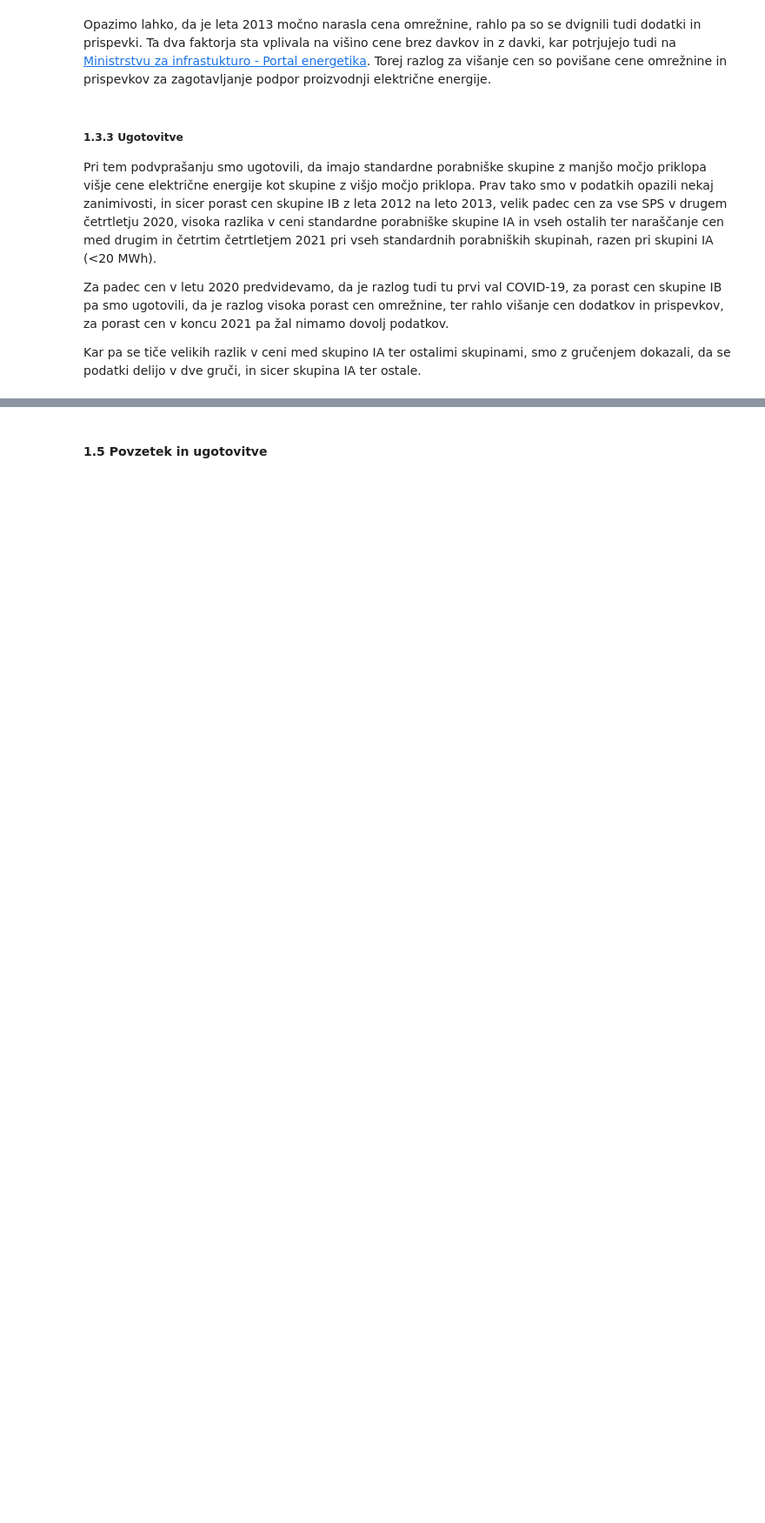
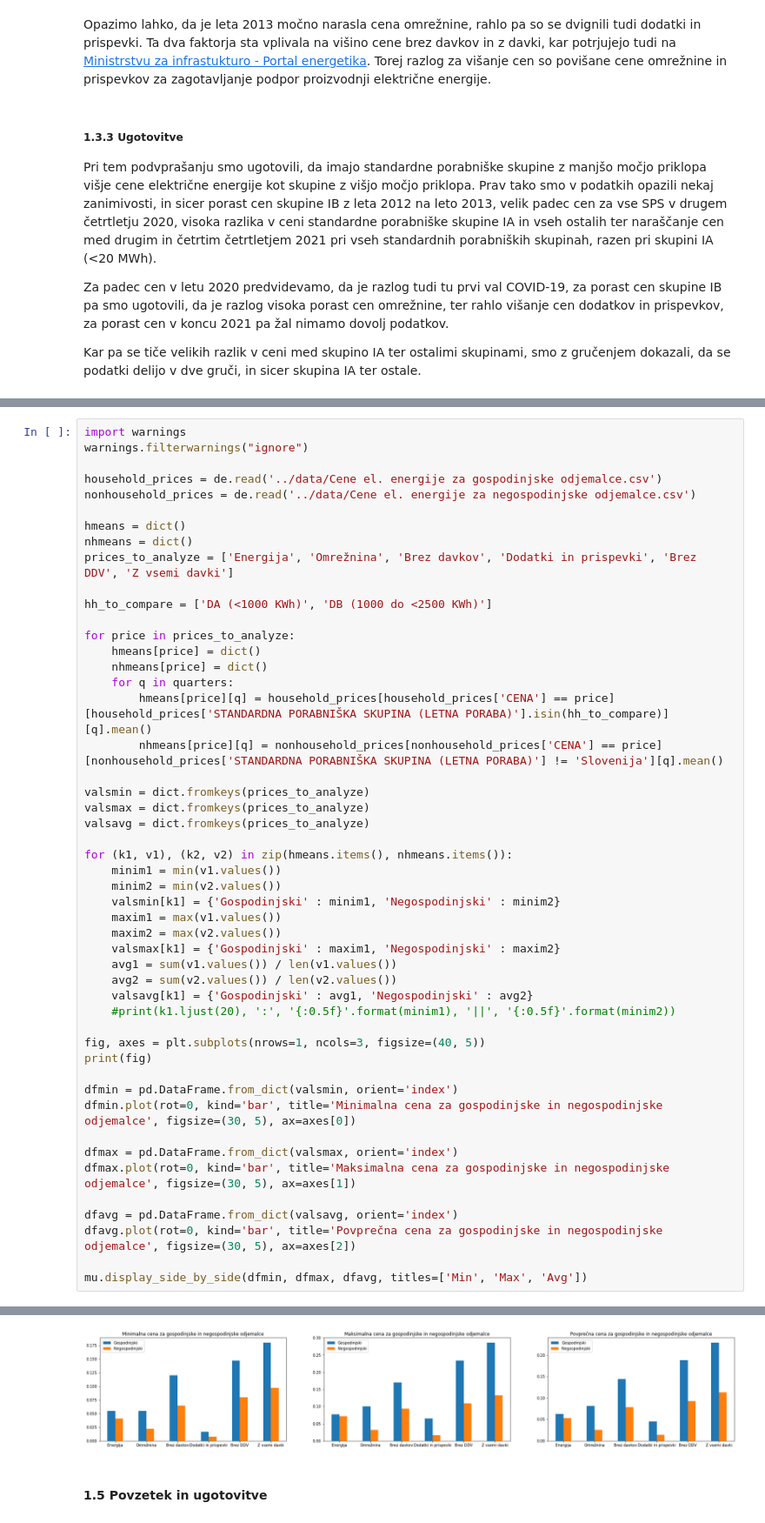
Before and after one commit to cugalord/PR21_NVZ-LS-BK-NZ, a Jupyter notebook: src/price_comparison.ipynb, the cells around one changed output, grey strips where cells are left out. Shown at 87% size. Drawn from its saved outputs; the diff is of its cells as text; blank space fills up the shorter version.

```diff
--- a/src/price_comparison.ipynb
+++ b/src/price_comparison.ipynb
@@ -378,0 +386,50 @@ Kar pa se tiče velikih razlik v ceni med skupino IA ter ostalimi skupinami, smo
+# %%
+import warnings
+warnings.filterwarnings("ignore")
+
+household_prices = de.read('../data/Cene el. energije za gospodinjske odjemalce.csv')
+nonhousehold_prices = de.read('../data/Cene el. energije za negospodinjske odjemalce.csv')
+
+hmeans = dict()
+nhmeans = dict()
+prices_to_analyze = ['Energija', 'Omrežnina', 'Brez davkov', 'Dodatki in prispevki', 'Brez DDV', 'Z vsemi davki']
+
+hh_to_compare = ['DA (<1000 KWh)', 'DB (1000 do <2500 KWh)']
+
+for price in prices_to_analyze:
+    hmeans[price] = dict()
+    nhmeans[price] = dict()
+    for q in quarters:
+        hmeans[price][q] = household_prices[household_prices['CENA'] == price][household_prices['STANDARDNA PORABNIŠKA SKUPINA (LETNA PORABA)'].isin(hh_to_compare)][q].mean()
+        nhmeans[price][q] = nonhousehold_prices[nonhousehold_prices['CENA'] == price][nonhousehold_prices['STANDARDNA PORABNIŠKA SKUPINA (LETNA PORABA)'] != 'Slovenija'][q].mean()
+
+valsmin = dict.fromkeys(prices_to_analyze)
+valsmax = dict.fromkeys(prices_to_analyze)
+valsavg = dict.fromkeys(prices_to_analyze)
+
+for (k1, v1), (k2, v2) in zip(hmeans.items(), nhmeans.items()):
+    minim1 = min(v1.values())
+    minim2 = min(v2.values())
+    valsmin[k1] = {'Gospodinjski' : minim1, 'Negospodinjski' : minim2}
+    maxim1 = max(v1.values())
+    maxim2 = max(v2.values())
+    valsmax[k1] = {'Gospodinjski' : maxim1, 'Negospodinjski' : maxim2}
+    avg1 = sum(v1.values()) / len(v1.values())
+    avg2 = sum(v2.values()) / len(v2.values())
+    valsavg[k1] = {'Gospodinjski' : avg1, 'Negospodinjski' : avg2}
+    #print(k1.ljust(20), ':', '{:0.5f}'.format(minim1), '||', '{:0.5f}'.format(minim2))
+
+fig, axes = plt.subplots(nrows=1, ncols=3, figsize=(40, 5))
+print(fig)
+
+dfmin = pd.DataFrame.from_dict(valsmin, orient='index')
+dfmin.plot(rot=0, kind='bar', title='Minimalna cena za gospodinjske in negospodinjske odjemalce', figsize=(30, 5), ax=axes[0])
+
+dfmax = pd.DataFrame.from_dict(valsmax, orient='index')
+dfmax.plot(rot=0, kind='bar', title='Maksimalna cena za gospodinjske in negospodinjske odjemalce', figsize=(30, 5), ax=axes[1])
+
+dfavg = pd.DataFrame.from_dict(valsavg, orient='index')
+dfavg.plot(rot=0, kind='bar', title='Povprečna cena za gospodinjske in negospodinjske odjemalce', figsize=(30, 5), ax=axes[2])
+
+mu.display_side_by_side(dfmin, dfmax, dfavg, titles=['Min', 'Max', 'Avg'])
+# %% [output]
@@ -379,2 +461,3 @@ Kar pa se tiče velikih razlik v ceni med skupino IA ter ostalimi skupinami, smo
+[figure, added]
 # %% [markdown]
 #### 1.5 Povzetek in ugotovitve
```
Also changed, not shown: parts of 8 cells of this notebook, 1 other file.
